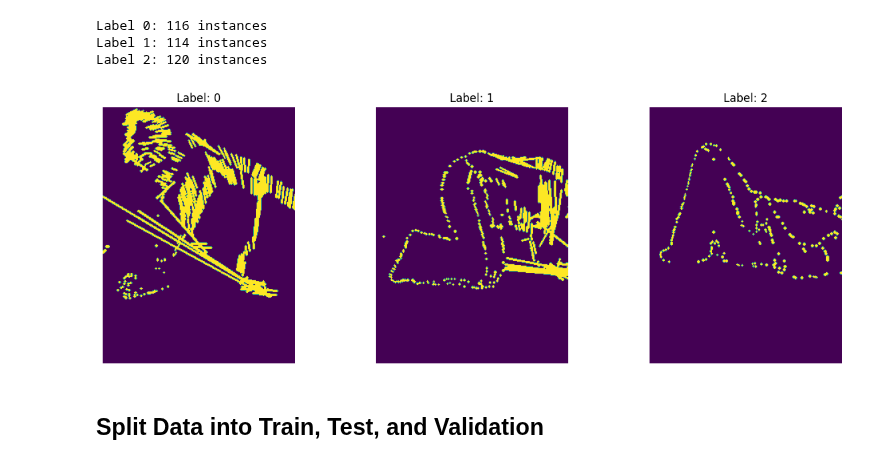
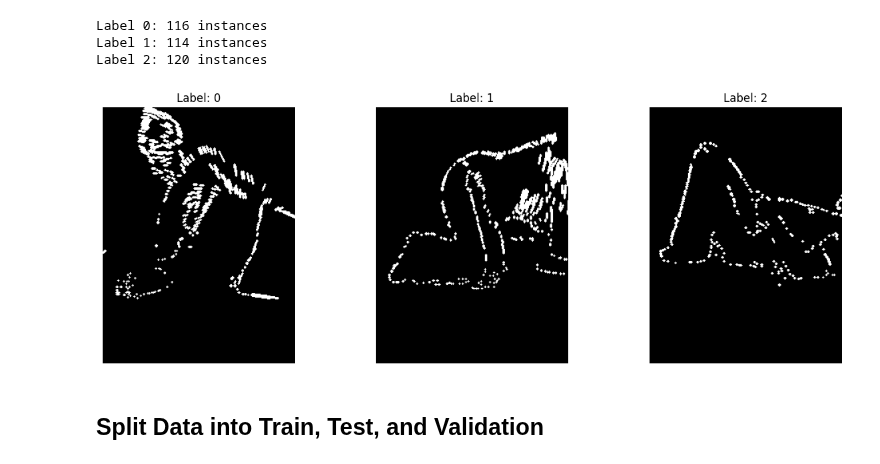
Before and after one commit to AngieS-git/CNN_GRU_usingRGBOF, a Jupyter notebook: main.ipynb, the cells around one changed output. Cells and saved outputs as stored; diff of their text form; code cells hidden in the pictures.

```diff
--- a/main.ipynb
+++ b/main.ipynb
@@ -544,25 +544,25 @@ Label 2: 120 instances
 # %%
 plt.figure(figsize=(15, 5))
 
 for i, label in enumerate(unique_labels2):
     # Find the first index of the current label
     index = np.where(labels2 == label)[0][0]
 
 #Extract the corresponding video frames
     frames = features2[index]
 
 #Select a random frame instead of the middle one
     random_frame = frames[np.random.randint(0, len(frames))]
 
 #Plot the frame
     plt.subplot(1, 3, i + 1)
-    plt.imshow(random_frame)
+    plt.imshow(random_frame, cmap="grey")
     plt.title(f"Label: {label}")
     plt.axis('off')
 
 plt.show()
 # %% [output]
-[figure, old version]
+[figure, new version]
 # %% [markdown]
 ## Split Data into Train, Test, and Validation
 # %% [markdown]
```
Also changed, not shown: parts of 5 cells of this notebook.
